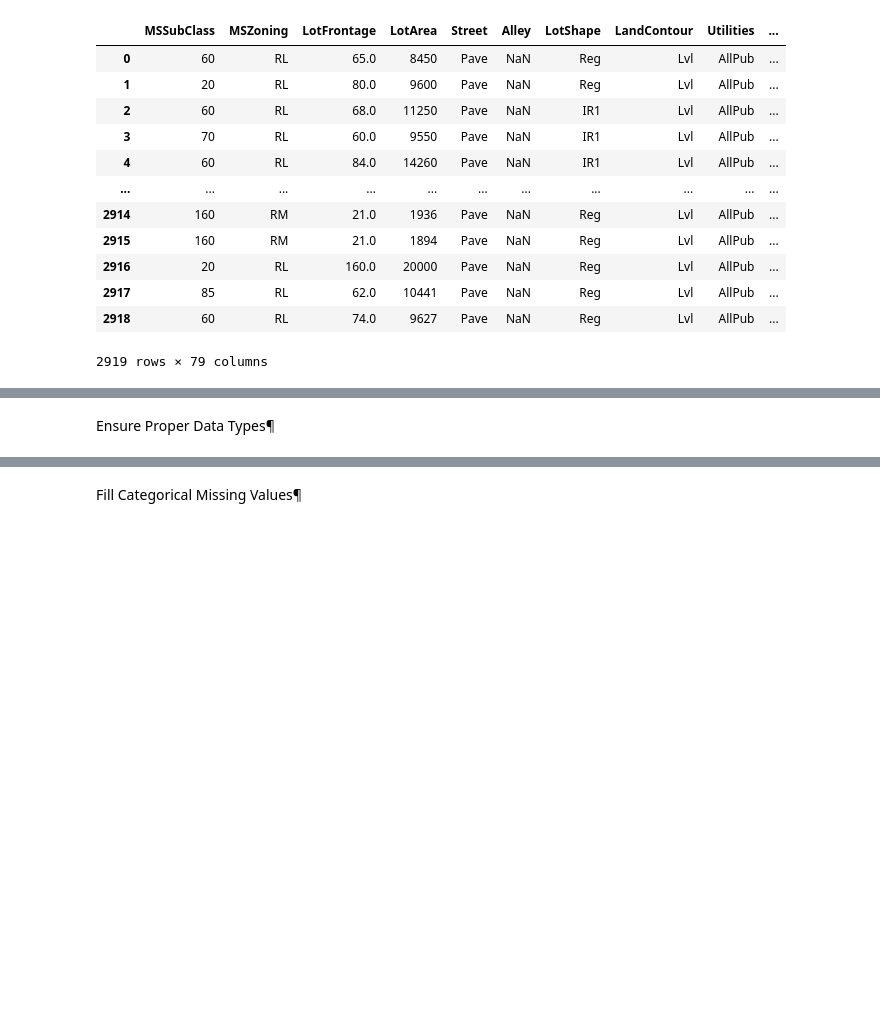
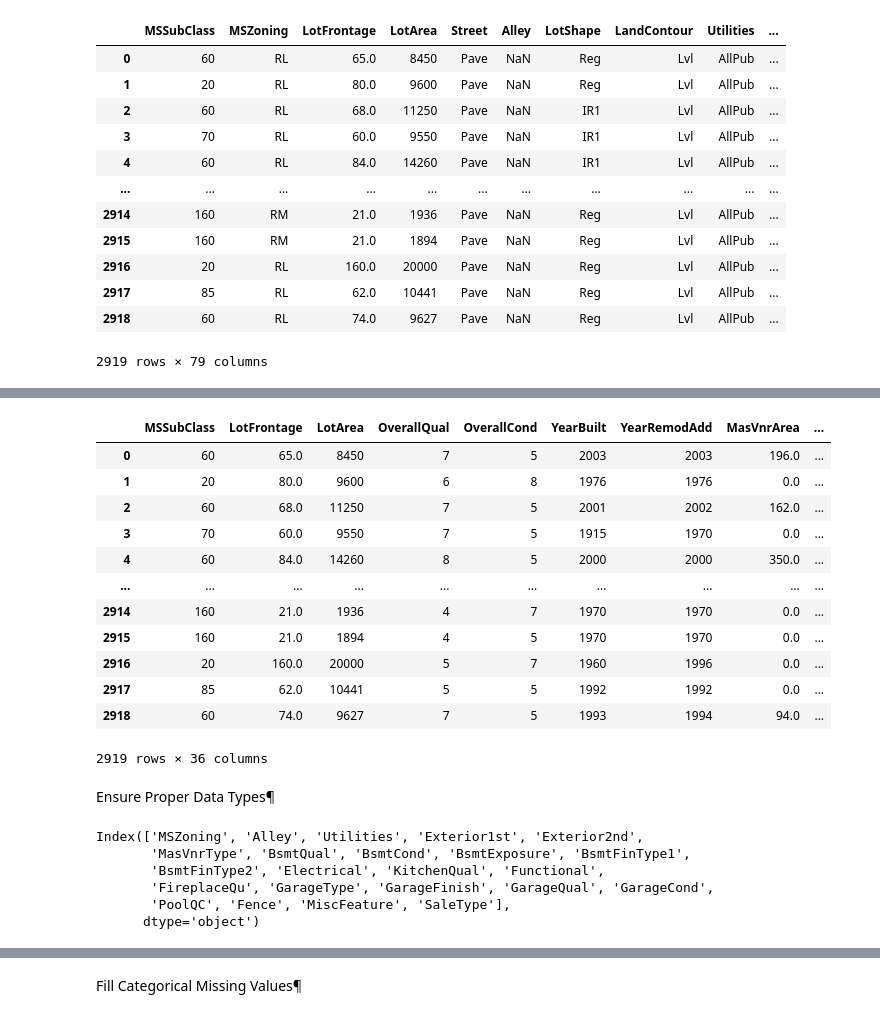
Before and after one commit to leenock/K-G-projects, a Jupyter notebook: House Prices.ipynb, the cells around one changed output, grey strips where cells are left out. Cells and saved outputs as stored; diff of their text form; code cells hidden in the pictures; blank space fills up the shorter version.

```diff
--- a/House Prices.ipynb
+++ b/House Prices.ipynb
@@ -134,3 +198,19 @@ data2 = data1.copy()   # make a copy of data1 -- duplicate
+# %%
+data2.select_dtypes(np.number)  # check coded as numeric but actually should be categorical.
+# %% [output]
+|  | MSSubClass | LotFrontage | LotArea | OverallQual | OverallCond | YearBuilt | YearRemodAdd | MasVnrArea | ... |
+| 0 | 60 | 65.0 | 8450 | 7 | 5 | 2003 | 2003 | 196.0 | ... |
+| 1 | 20 | 80.0 | 9600 | 6 | 8 | 1976 | 1976 | 0.0 | ... |
+| 2 | 60 | 68.0 | 11250 | 7 | 5 | 2001 | 2002 | 162.0 | ... |
+| 3 | 70 | 60.0 | 9550 | 7 | 5 | 1915 | 1970 | 0.0 | ... |
+| 4 | 60 | 84.0 | 14260 | 8 | 5 | 2000 | 2000 | 350.0 | ... |
+| ... | ... | ... | ... | ... | ... | ... | ... | ... | ... |
+| 2914 | 160 | 21.0 | 1936 | 4 | 7 | 1970 | 1970 | 0.0 | ... |
+| 2915 | 160 | 21.0 | 1894 | 4 | 5 | 1970 | 1970 | 0.0 | ... |
+| 2916 | 20 | 160.0 | 20000 | 5 | 7 | 1960 | 1996 | 0.0 | ... |
+| 2917 | 85 | 62.0 | 10441 | 5 | 5 | 1992 | 1992 | 0.0 | ... |
+| 2918 | 60 | 74.0 | 9627 | 7 | 5 | 1993 | 1994 | 94.0 | ... |
+2919 rows × 36 columns
 # %% [markdown]
 Ensure Proper Data Types¶
 # %%
@@ -137,0 +218,9 @@ data2['MSSubClass'] = data2['MSSubClass'].astype(str)
+# %%
+data2.select_dtypes('object').loc[:, data2.isna().sum()> 0].columns # check for categorical (objects) columns with atleast 1 missing values on our combined train and test data.
+# %% [output]
+Index(['MSZoning', 'Alley', 'Utilities', 'Exterior1st', 'Exterior2nd',
+       'MasVnrType', 'BsmtQual', 'BsmtCond', 'BsmtExposure', 'BsmtFinType1',
+       'BsmtFinType2', 'Electrical', 'KitchenQual', 'Functional',
+       'FireplaceQu', 'GarageType', 'GarageFinish', 'GarageQual', 'GarageCond',
+       'PoolQC', 'Fence', 'MiscFeature', 'SaleType'],
+      dtype='object')
```
Also changed, not shown: parts of 53 cells of this notebook.
